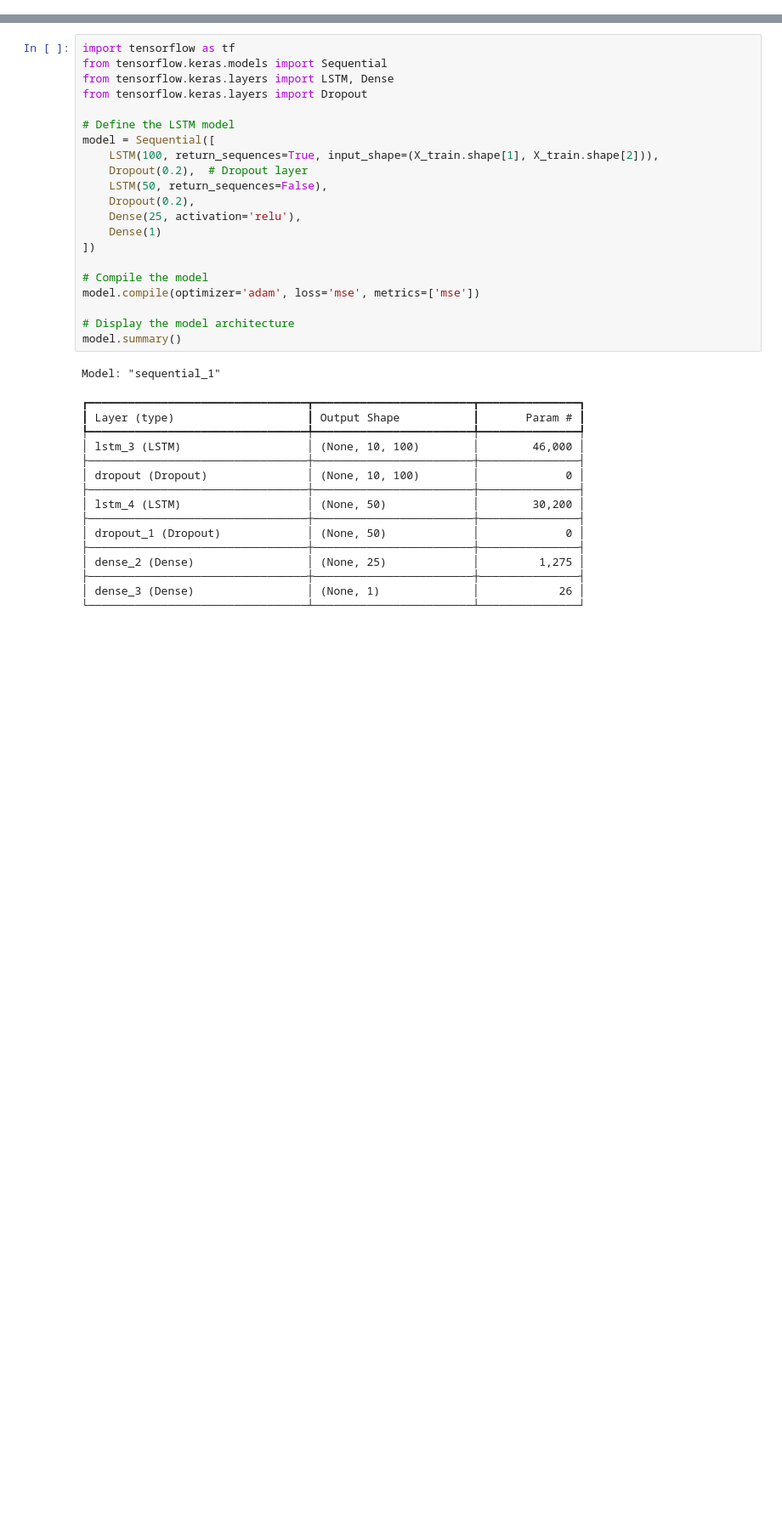
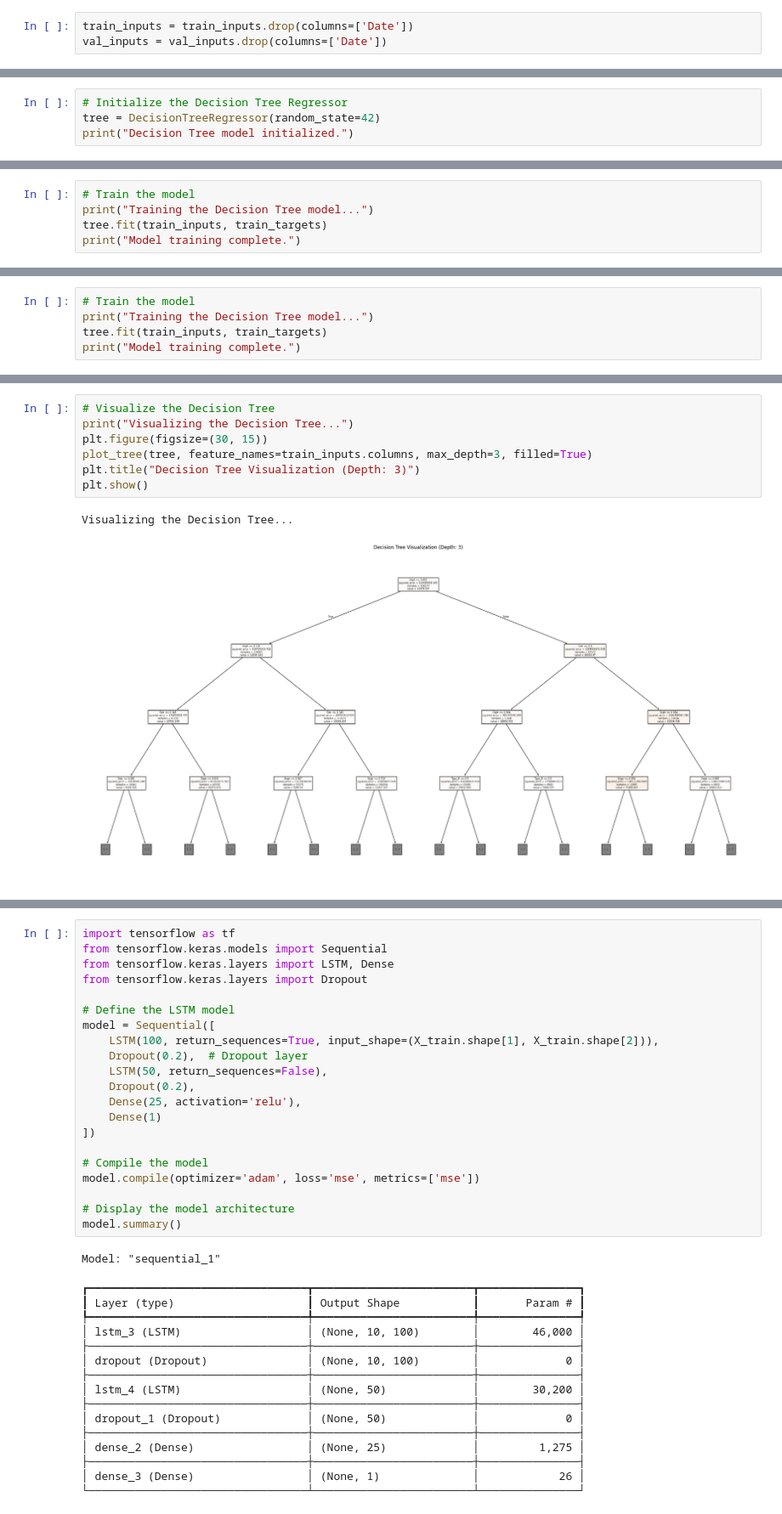
Before and after one commit to adityam-iisc/Store-Sales-Forecasting, a Jupyter notebook: Code/model_implementation.ipynb, the cells around one changed output, grey strips where cells are left out. Shown at 85% size. Saved outputs shown, nothing was run; the diff lists cells and outputs as text; blank space fills up the shorter version.

Commit message:
model implemented

```diff
--- a/Code/model_implementation.ipynb
+++ b/Code/model_implementation.ipynb
@@ -215,0 +16,3 @@ y_test shape: (84312,)
+# %%
+train_inputs = train_inputs.drop(columns=['Date'])
+val_inputs = val_inputs.drop(columns=['Date'])
@@ -215,0 +21,4 @@ y_test shape: (84312,)
+# %%
+# Initialize the Decision Tree Regressor
+tree = DecisionTreeRegressor(random_state=42)
+print("Decision Tree model initialized.")
@@ -215,0 +27,5 @@ y_test shape: (84312,)
+# %%
+# Train the model
+print("Training the Decision Tree model...")
+tree.fit(train_inputs, train_targets)
+print("Model training complete.")
@@ -215,0 +35,5 @@ y_test shape: (84312,)
+# %%
+# Train the model
+print("Training the Decision Tree model...")
+tree.fit(train_inputs, train_targets)
+print("Model training complete.")
@@ -215,0 +61,10 @@ y_test shape: (84312,)
+# %%
+# Visualize the Decision Tree
+print("Visualizing the Decision Tree...")
+plt.figure(figsize=(30, 15))
+plot_tree(tree, feature_names=train_inputs.columns, max_depth=3, filled=True)
+plt.title("Decision Tree Visualization (Depth: 3)")
+plt.show()
+# %% [output]
+Visualizing the Decision Tree...
+[figure, added]
```
Also changed, not shown: parts of 35 cells of this notebook.
